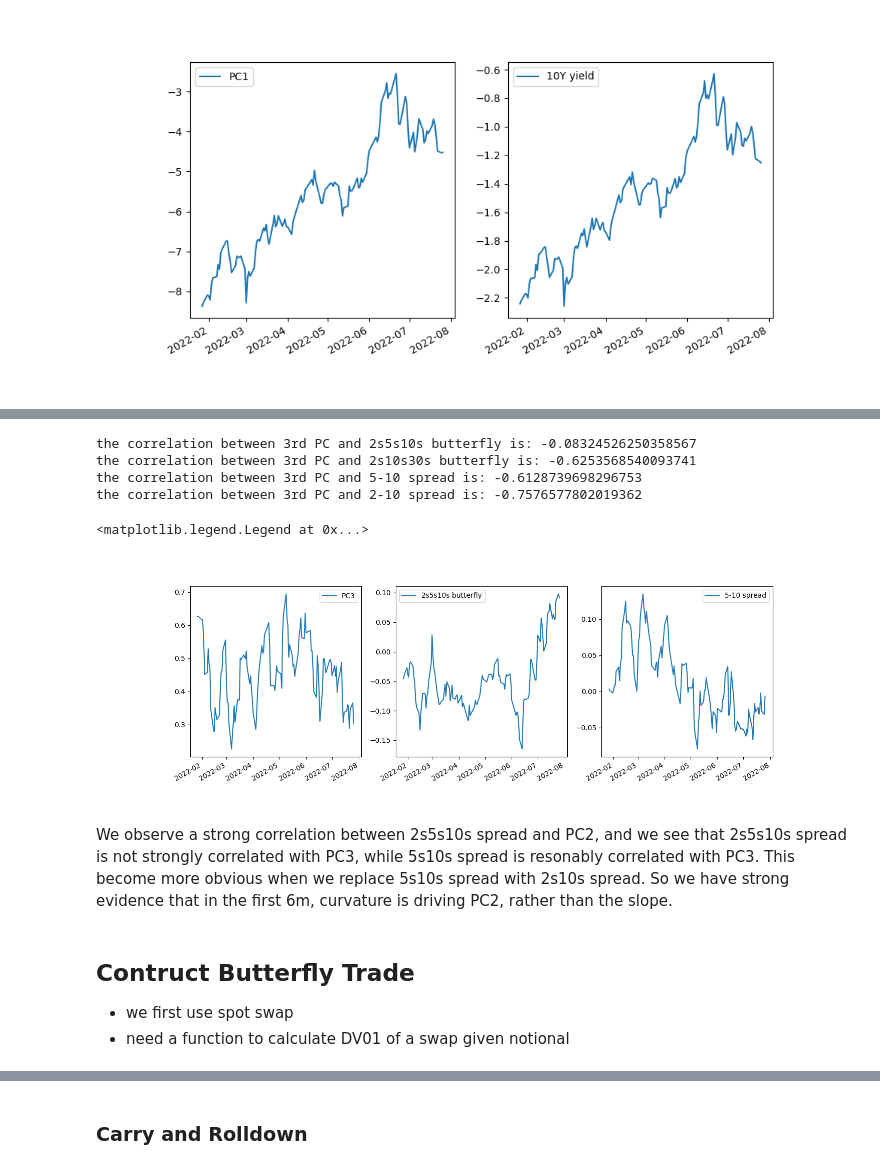
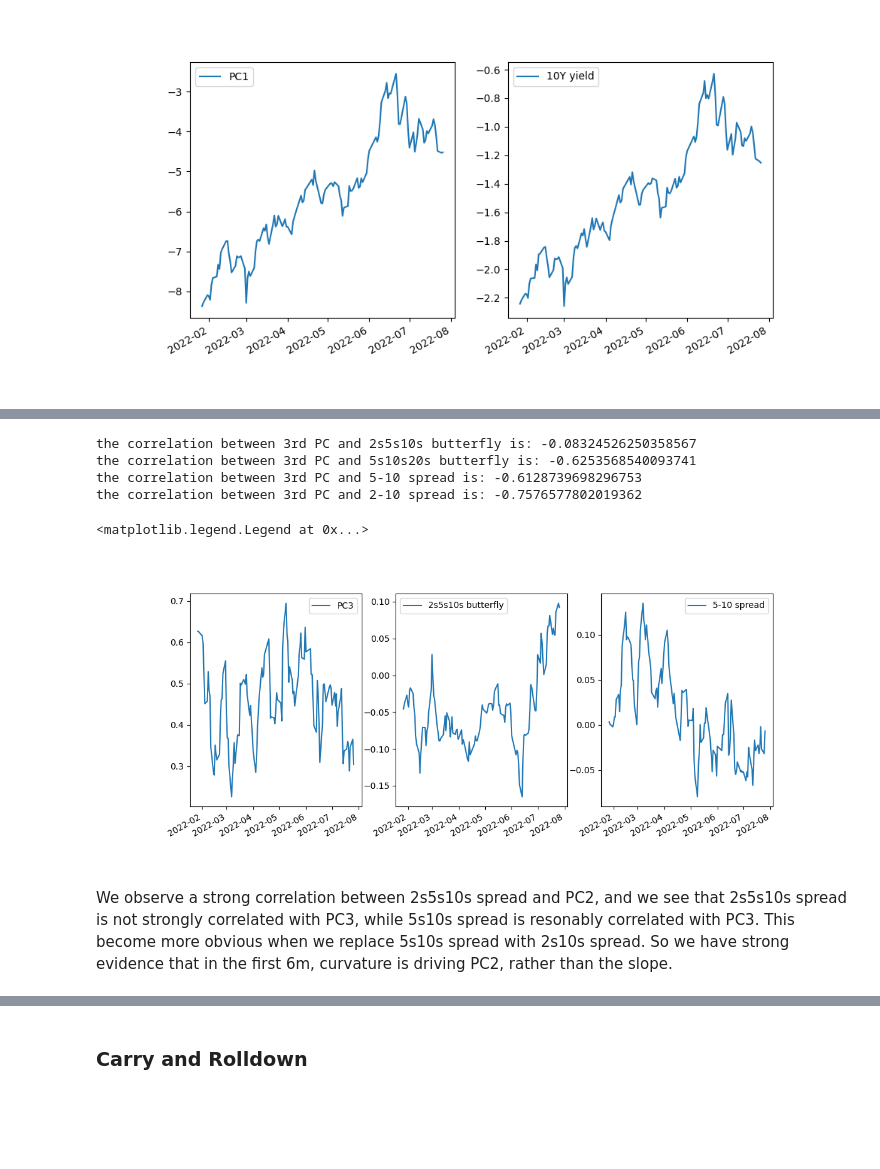
Before and after one commit to QizheCui/PCA_Butterfly_Trading_Strategy, a Jupyter notebook: LiborVersion/PCA_Trade_Libor.ipynb, the cells around one changed output, grey strips where cells are left out. Drawn from its saved outputs; the diff is of its cells as text; code cells hidden in the pictures; blank space fills up the shorter version.

```diff
--- a/LiborVersion/PCA_Trade_Libor.ipynb
+++ b/LiborVersion/PCA_Trade_Libor.ipynb
@@ -115,31 +115,27 @@ the correlation between 2nd PC and 2s10s spread is: 0.07466515600753115
 # %%
 # 3rd PC and its correlation with 2s5s10s butterfly, 5-10 spread
-plt.figure(figsize=(15,5))
+plt.figure(figsize=(12,5))
 plt.subplot(1,3,1)
 plt.plot(dates[mask],PC3, label='PC3')
 plt.legend()
 print(f"the correlation between 3rd PC and 2s5s10s butterfly is: {np.corrcoef(PC3, curvature1)[0][1]}")
-print(f"the correlation between 3rd PC and 2s10s30s butterfly is: {np.corrcoef(PC3, curvature2)[0][1]}")
+print(f"the correlation between 3rd PC and 5s10s20s butterfly is: {np.corrcoef(PC3, curvature2)[0][1]}")
 print(f"the correlation between 3rd PC and 5-10 spread is: {np.corrcoef(PC3, spread_5_10)[0][1]}")
 print(f"the correlation between 3rd PC and 2-10 spread is: {np.corrcoef(PC3, spread_2_10)[0][1]}")
 plt.subplot(1,3,2)
 plt.plot(dates[mask],curvature1, label='2s5s10s butterfly')
 plt.gcf().autofmt_xdate()
 plt.legend()
 plt.subplot(1,3,3)
 plt.plot(dates[mask],spread_5_10, label='5-10 spread')
 plt.gcf().autofmt_xdate()
 plt.legend()
 # %% [output]
 the correlation between 3rd PC and 2s5s10s butterfly is: -0.08324526250358567
-the correlation between 3rd PC and 2s10s30s butterfly is: -0.6253568540093741
+the correlation between 3rd PC and 5s10s20s butterfly is: -0.6253568540093741
 the correlation between 3rd PC and 5-10 spread is: -0.6128739698296753
 the correlation between 3rd PC and 2-10 spread is: -0.7576577802019362
 <matplotlib.legend.Legend at 0x...>
-[figure, old version]
+[figure, new version]
 # %% [markdown]
 We observe a strong correlation between 2s5s10s spread and PC2, and we see that 2s5s10s spread is not strongly correlated with PC3, while 5s10s spread is resonably correlated with PC3. This become more obvious when we replace 5s10s spread with 2s10s spread. So we have strong evidence that in the first 6m, curvature is driving PC2, rather than the slope.
-# %% [markdown]
-## Contruct Butterfly Trade
-- we first use spot swap
-- need a function to calculate DV01 of a swap given notional
```
Also changed, not shown: parts of 16 cells of this notebook.
